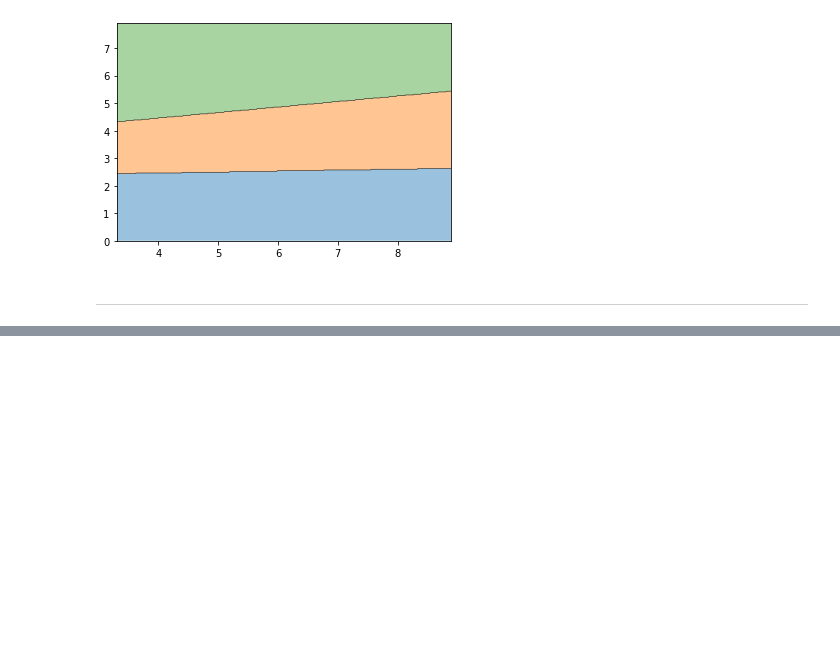
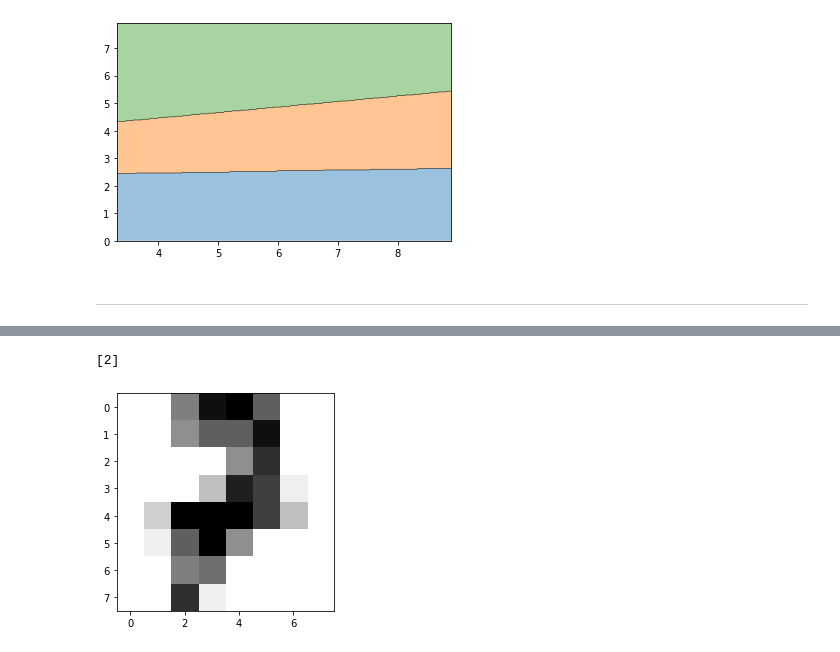
Before and after one commit to iamgus123/dl19, a Jupyter notebook: notebook/ch03_ml_intro.ipynb, the cells around one changed output, grey strips where cells are left out. Drawn from its saved outputs; the diff is of its cells as text; code cells hidden in the pictures; blank space fills up the shorter version.

```diff
--- a/notebook/ch03_ml_intro.ipynb
+++ b/notebook/ch03_ml_intro.ipynb
@@ -156,0 +219,8 @@ TypeError: ignored
+# %%
+idx = 4
+plt.imshow(X_test[10].reshape(8,8), cmap=plt.cm.gray_r, interpolation='nearest')
+y_pred = knn.predict([X_test[idx]])
+print(y_pred)
+# %% [output]
+[2]
+[figure, added]
```
Also changed, not shown: parts of 9 cells of this notebook.
